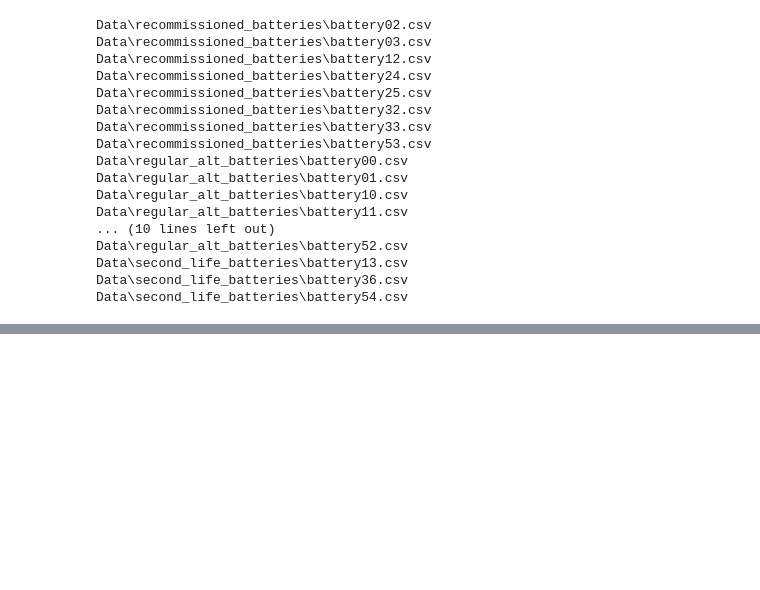
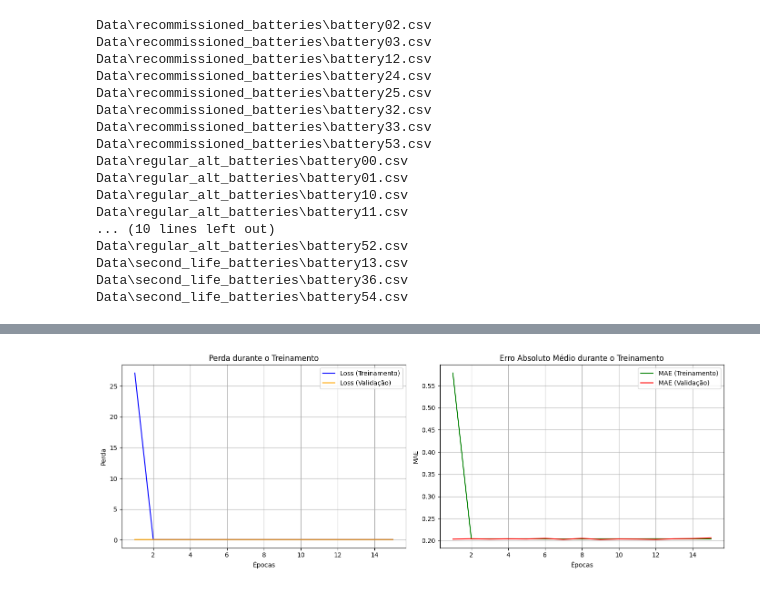
Before and after one commit to ViniciusBPessoa/Analise_Desempenho_Predicao_Falhas, a Jupyter notebook: Predicão_falhas/data_trainer.ipynb, the cells around one changed output, grey strips where cells are left out. Saved outputs shown, nothing was run; the diff lists cells and outputs as text; code cells hidden in the pictures; blank space fills up the shorter version.

```diff
--- a/Predicão_falhas/data_trainer.ipynb
+++ b/Predicão_falhas/data_trainer.ipynb
@@ -377,4 +397,6 @@ Data\second_life_batteries\battery36.csv
 Data\second_life_batteries\battery54.csv
 # %%
 print(f"Total de vetores finais: {len(lista_final[0])}, e {len(lista_final[1])}")
+X = np.array(lista_final[0])
+y = np.array(lista_final[1])
 # %% [output]
@@ -401,0 +404,7 @@ lista_final
+# %%
+# Separar os dados em treino e teste (80% treino e 20% teste)
+X_train, X_test, y_train, y_test = train_test_split(X, y, test_size=0.2, random_state=42)
+
+# Exibir o tamanho dos conjuntos de treino e teste
+print(f"Tamanho do conjunto de treino: {len(X_train)}")
+print(f"Tamanho do conjunto de teste: {len(X_test)}")
@@ -402,6 +414,11 @@ lista_final
 # %%
 input = len(lista_final[0][0])
 saida = 1
-dense_layers = [64, 32, 64]
+dense_layers = [64, 32, 64, 32, 64]
 
 model_mlp = create_MLP_model(input, saida, dense_layers)
+# %%
+epochs = 15
+batch_size = 32
+
+history = model_mlp.fit(X_train, y_train, validation_data=(X_test, y_test),epochs=epochs, batch_size=batch_size, verbose=1)
@@ -407,0 +443,38 @@ model_mlp = create_MLP_model(input, saida, dense_layers)
+# %%
+import matplotlib.pyplot as plt
+
+# Obter os dados de histórico do treinamento
+loss = history.history['loss']
+val_loss = history.history['val_loss']
+mae = history.history['mae']
+val_mae = history.history['val_mae']
+
+# Número de épocas
+epochs_range = range(1, epochs + 1)
+
+# Plotar a perda
+plt.figure(figsize=(14, 5))
+
+plt.subplot(1, 2, 1)
+plt.plot(epochs_range, loss, label='Loss (Treinamento)', color='blue')
+plt.plot(epochs_range, val_loss, label='Loss (Validação)', color='orange')
+plt.title('Perda durante o Treinamento')
+plt.xlabel('Épocas')
+plt.ylabel('Perda')
+plt.legend()
+plt.grid()
+
+# Plotar o MAE
+plt.subplot(1, 2, 2)
+plt.plot(epochs_range, mae, label='MAE (Treinamento)', color='green')
+plt.plot(epochs_range, val_mae, label='MAE (Validação)', color='red')
+plt.title('Erro Absoluto Médio durante o Treinamento')
+plt.xlabel('Épocas')
+plt.ylabel('MAE')
+plt.legend()
+plt.grid()
+
+plt.tight_layout()
+plt.show()
+# %% [output]
+[figure, added]
```
Also changed, not shown: parts of 9 cells of this notebook.
